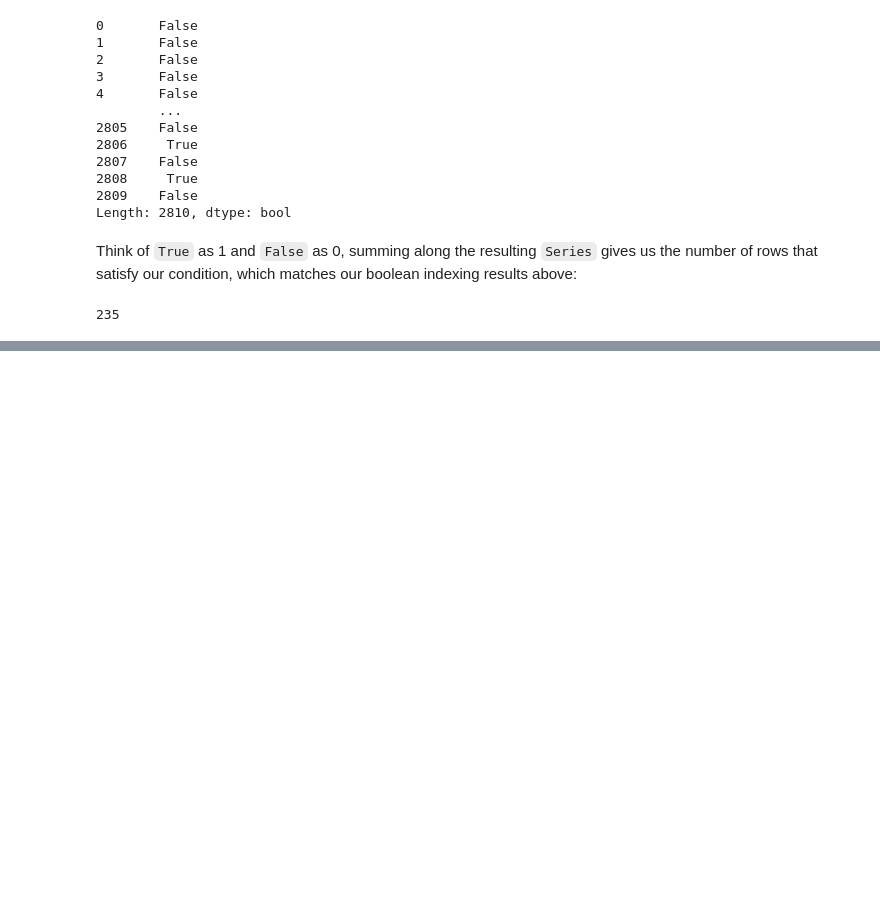
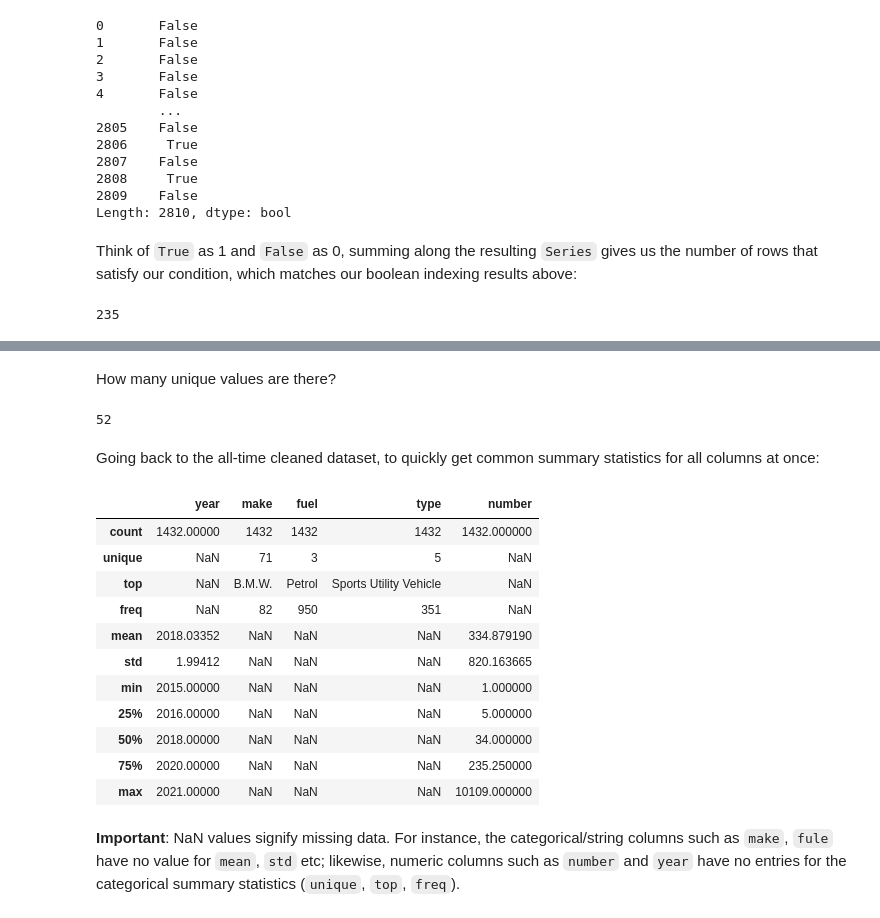
Before and after one commit to worldbank/dec-python-course, a Jupyter notebook: 1-foundations/3-numpy-and-pandas/foundations-s3.ipynb, the cells around one changed output, grey strips where cells are left out. Cells and saved outputs as stored; diff of their text form; code cells hidden in the pictures; blank space fills up the shorter version.

```diff
--- a/1-foundations/3-numpy-and-pandas/foundations-s3.ipynb
+++ b/1-foundations/3-numpy-and-pandas/foundations-s3.ipynb
@@ -840,0 +941,25 @@ sum((singapore_cars.year == 2021) & (singapore_cars.fuel == 'Petrol'))
+# %% [markdown]
+How many unique values are there?
+# %%
+singapore_cars_2021.make.nunique()
+# %% [output]
+52
+# %% [markdown]
+Going back to the all-time cleaned dataset, to quickly get common summary statistics for all columns at once:
+# %%
+singapore_cars_cleaned.describe(include='all')
+# %% [output]
+|  | year | make | fuel | type | number |
+| count | 1432.00000 | 1432 | 1432 | 1432 | 1432.000000 |
+| unique | NaN | 71 | 3 | 5 | NaN |
+| top | NaN | B.M.W. | Petrol | Sports Utility Vehicle | NaN |
+| freq | NaN | 82 | 950 | 351 | NaN |
+| mean | 2018.03352 | NaN | NaN | NaN | 334.879190 |
+| std | 1.99412 | NaN | NaN | NaN | 820.163665 |
+| min | 2015.00000 | NaN | NaN | NaN | 1.000000 |
+| 25% | 2016.00000 | NaN | NaN | NaN | 5.000000 |
+| 50% | 2018.00000 | NaN | NaN | NaN | 34.000000 |
+| 75% | 2020.00000 | NaN | NaN | NaN | 235.250000 |
+| max | 2021.00000 | NaN | NaN | NaN | 10109.000000 |
+# %% [markdown]
+**Important**: NaN values signify missing data. For instance, the categorical/string columns such as `make`, `fule` have no value for `mean`, `std` etc; likewise, numeric columns such as `number` and `year` have no entries for the categorical summary statistics (`unique`, `top`, `freq`).
```
Also changed, not shown: parts of 20 cells of this notebook.
